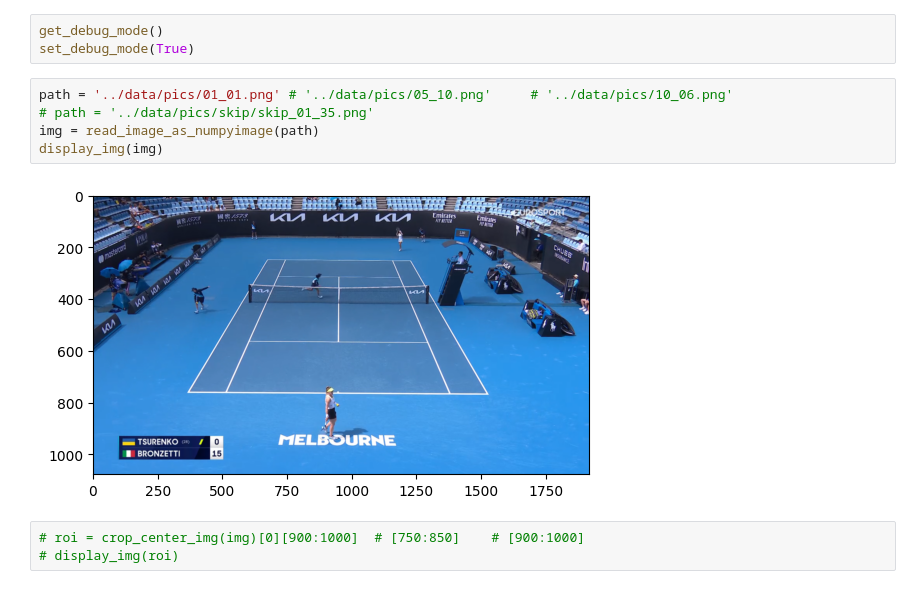
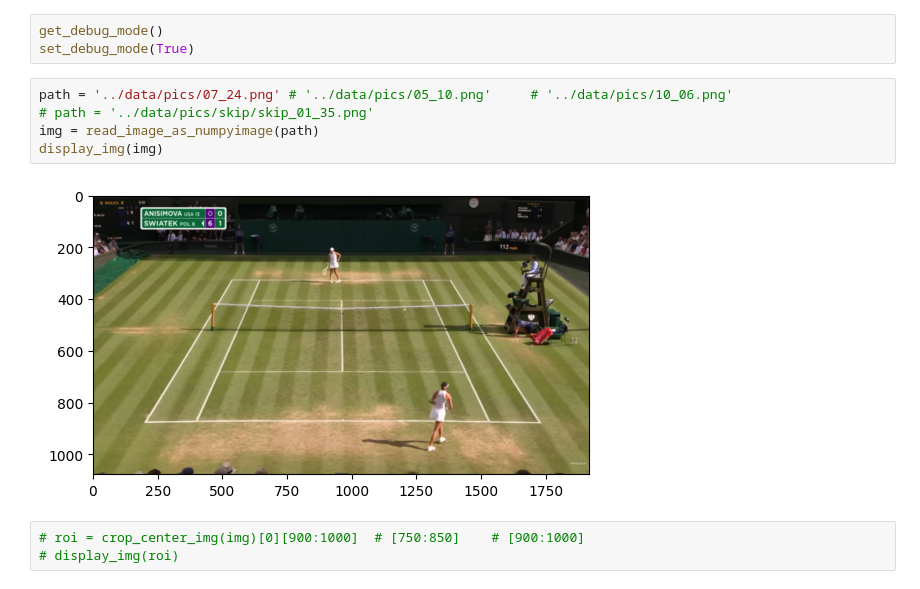
Before and after one commit to polymorvic/tennis-court-detection, a Jupyter notebook: notebooks/roi copy.ipynb, the cells around one changed output. Cells and saved outputs as stored; diff of their text form.

```diff
--- a/notebooks/roi copy.ipynb
+++ b/notebooks/roi copy.ipynb
@@ -15,12 +15,12 @@ from cvgeomkit.geometry.lines import transform_line
 get_debug_mode()
 set_debug_mode(True)
 # %%
-path = '../data/pics/01_01.png' # '../data/pics/05_10.png'     # '../data/pics/10_06.png'
+path = '../data/pics/07_24.png' # '../data/pics/05_10.png'     # '../data/pics/10_06.png'
 # path = '../data/pics/skip/skip_01_35.png'
 img = read_image_as_numpyimage(path)
 display_img(img)
 # %% [output]
-[figure, old version]
+[figure, new version]
 # %%
 # roi = crop_center_img(img)[0][900:1000]  # [750:850]    # [900:1000]
 # display_img(roi)
```
Also changed, not shown: parts of 7 cells of this notebook.
